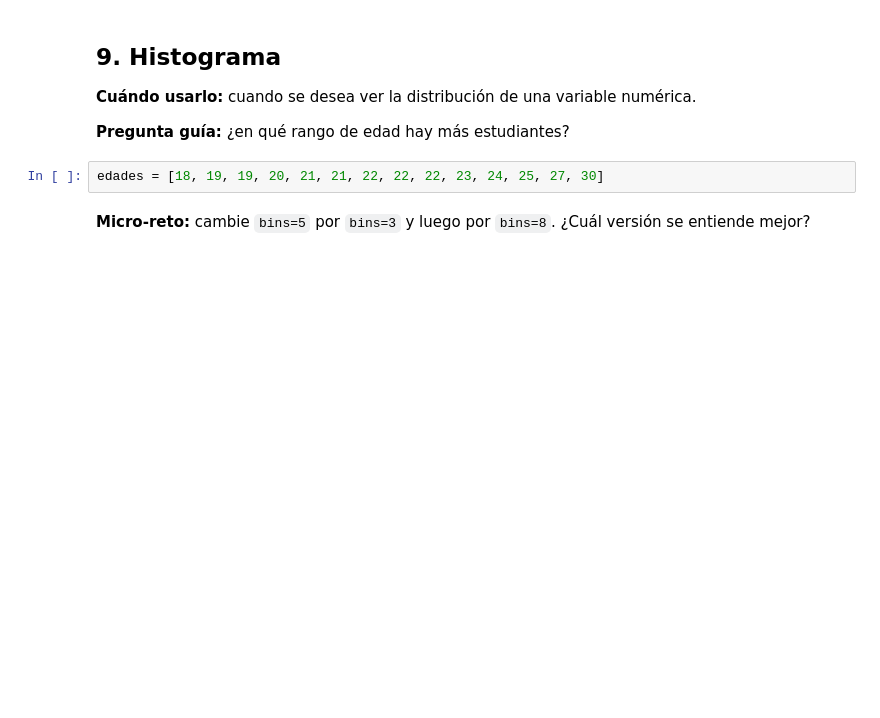
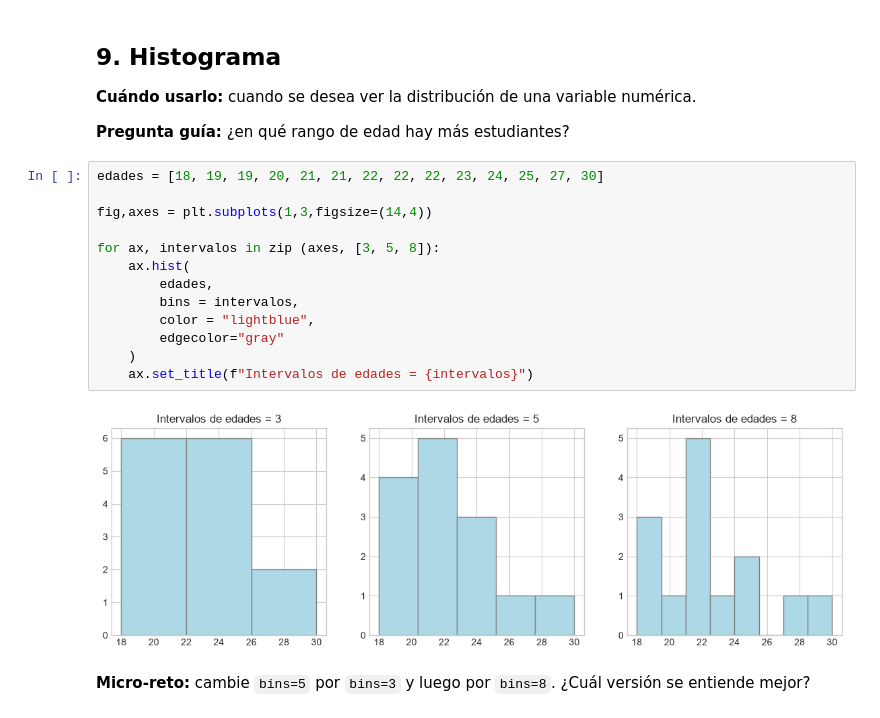
Before and after one commit to yislein27-cyber/2026C2-G03-PROGRAMACI-N, a Jupyter notebook: CLASE 12/01 - Aprender Matplotlib.ipynb, the cells around one changed output. Saved outputs shown, nothing was run; the diff lists cells and outputs as text; blank space fills up the shorter version.

```diff
--- a/CLASE 12/01 - Aprender Matplotlib.ipynb
+++ b/CLASE 12/01 - Aprender Matplotlib.ipynb
@@ -194,6 +247,19 @@ calificaciones = [55, 62, 68, 70, 78, 84, 88, 95]
 **Pregunta guía:** ¿en qué rango de edad hay más estudiantes?
 # %%
 edades = [18, 19, 19, 20, 21, 21, 22, 22, 22, 23, 24, 25, 27, 30]
+
+fig,axes = plt.subplots(1,3,figsize=(14,4))
+
+for ax, intervalos in zip (axes, [3, 5, 8]):
+    ax.hist(
+        edades,
+        bins = intervalos,
+        color = "lightblue",
+        edgecolor="gray"
+    )
+    ax.set_title(f"Intervalos de edades = {intervalos}")
+# %% [output]
+[figure, added]
 # %% [markdown]
 **Micro-reto:** cambie `bins=5` por `bins=3` y luego por `bins=8`. ¿Cuál versión se entiende mejor?
 # %% [markdown]
```
Also changed, not shown: parts of 14 cells of this notebook, 1 other file.
